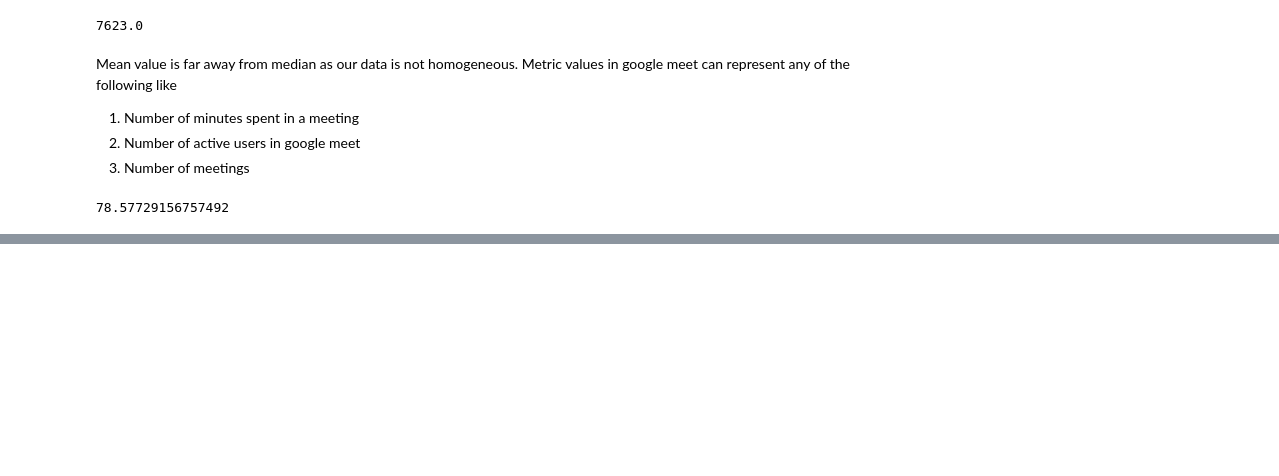
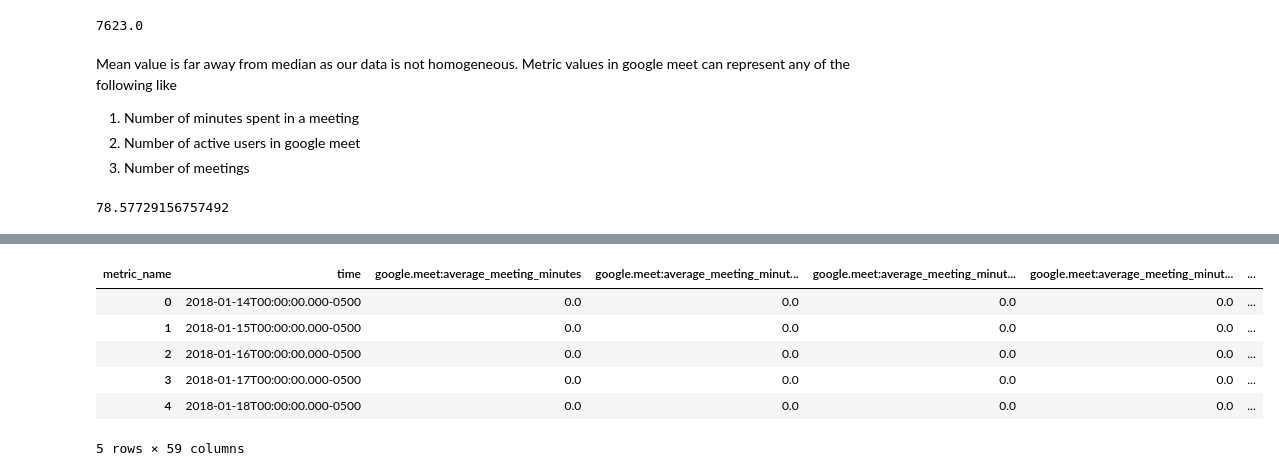
Before and after one commit to UNCG-CSE/G_Suite_Metrics, a Jupyter notebook: src/Anusha/Statistical evaluation of data_Google Meet.ipynb, the cells around one changed output, grey strips where cells are left out. Saved outputs shown, nothing was run; the diff lists cells and outputs as text; code cells hidden in the pictures; blank space fills up the shorter version.

```diff
--- a/src/Anusha/Statistical evaluation of data_Google Meet.ipynb
+++ b/src/Anusha/Statistical evaluation of data_Google Meet.ipynb
@@ -277,0 +289,14 @@ Meet.metric_value.mean()
+# %%
+GMeet['date'] = pd.DatetimeIndex(GMeet['time']).date
+GMeet['year'] = pd.DatetimeIndex(GMeet['time']).year
+GMeet['month'] = pd.DatetimeIndex(GMeet['time']).month
+# %%
+GMeet.head()
+# %% [output]
+| metric_name | time | google.meet:average_meeting_minutes | google.meet:average_meeting_minut... | google.meet:average_meeting_minut... | google.meet:average_meeting_minut... | ... |
+| 0 | 2018-01-14T00:00:00.000-0500 | 0.0 | 0.0 | 0.0 | 0.0 | ... |
+| 1 | 2018-01-15T00:00:00.000-0500 | 0.0 | 0.0 | 0.0 | 0.0 | ... |
+| 2 | 2018-01-16T00:00:00.000-0500 | 0.0 | 0.0 | 0.0 | 0.0 | ... |
+| 3 | 2018-01-17T00:00:00.000-0500 | 0.0 | 0.0 | 0.0 | 0.0 | ... |
+| 4 | 2018-01-18T00:00:00.000-0500 | 0.0 | 0.0 | 0.0 | 0.0 | ... |
+5 rows × 59 columns
```
Also changed, not shown: parts of 3 cells of this notebook, 2 other files.
